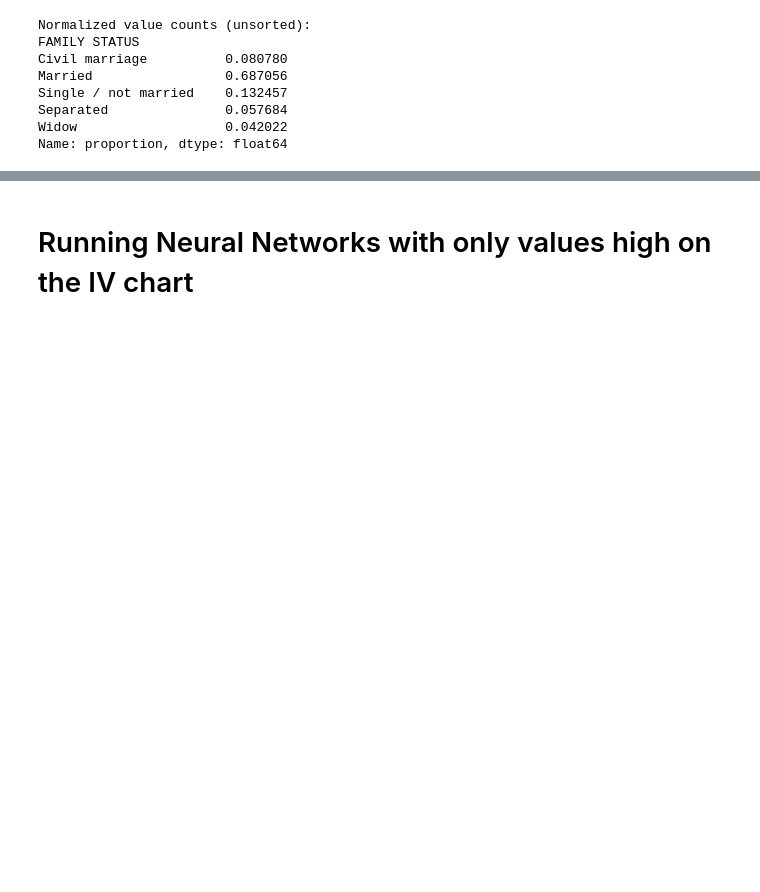
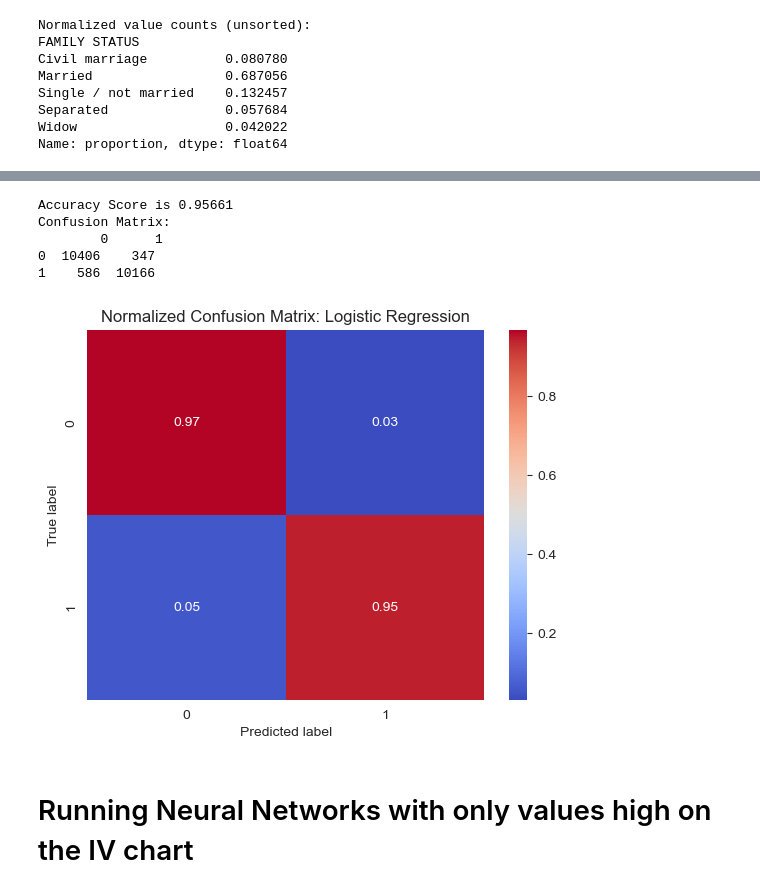
Before and after one commit to lsunley/Project4-ML, a Jupyter notebook: application_notebook.ipynb, the cells around one changed output, grey strips where cells are left out. Drawn from its saved outputs; the diff is of its cells as text; code cells hidden in the pictures; blank space fills up the shorter version.

Commit message:
adding regression

```diff
--- a/application_notebook.ipynb
+++ b/application_notebook.ipynb
@@ -1084,0 +1071,68 @@ print(ivtable)
+# %%
+
+from sklearn.linear_model import LogisticRegression
+import seaborn as sns
+from sklearn.metrics import accuracy_score, confusion_matrix
+from sklearn.linear_model import LogisticRegression
+from sklearn.utils.multiclass import unique_labels
+
+
+# Data Preparation
+# Assuming new_data is your DataFrame
+# Ensure target variable is an integer
+Y = new_data['target'].astype('int')
+
+# Define features (X) - Drop '_id' and 'ID' as they are non-numeric and not meaningful
+X = new_data.drop(columns=['_id', 'ID'])
+
+# Check and ensure all columns in X are numeric
+numeric_columns = X.select_dtypes(include=['number']).columns
+X = X[numeric_columns]
+
+# Apply SMOTE to balance the dataset
+sm = SMOTE(random_state=42)
+X_balance, Y_balance = sm.fit_resample(X, Y)
+
+# Convert X_balance back to a DataFrame
+X_balance = pd.DataFrame(X_balance, columns=X.columns)
+
+# Split the data into train and test sets
+X_train, X_test, y_train, y_test = train_test_split(X_balance, Y_balance,
+                                                    stratify=Y_balance,
+                                                    test_size=0.3,
+                                                    random_state=10086)
+
+# Train a Logistic Regression Model
+model = LogisticRegression(C=0.8, random_state=0, solver='lbfgs')
+model.fit(X_train, y_train)
+
+# Make predictions on the test set
+y_predict = model.predict(X_test)
+
+# Evaluate the model
+print('Accuracy Score is {:.5}'.format(accuracy_score(y_test, y_predict)))
+print("Confusion Matrix:\n", pd.DataFrame(confusion_matrix(y_test, y_predict)))
+
+# Plot the Confusion Matrix
+sns.set_style('white')
+
+def plot_confusion_matrix(cm, classes, normalize=False, title='Confusion Matrix', cmap='coolwarm'):
+    """
+    Plots the confusion matrix.
+    """
+    if normalize:
+        cm = cm.astype('float') / cm.sum(axis=1)[:, np.newaxis]
+
+    sns.heatmap(cm, annot=True, fmt=".2f" if normalize else "d", cmap=cmap,
+                xticklabels=classes, yticklabels=classes)
+    plt.title(title)
+    plt.ylabel('True label')
+    plt.xlabel('Predicted label')
+    plt.show()
+
+cm = confusion_matrix(y_test, y_predict)
+class_names = ['0', '1']  # Replace with your actual class labels if necessary
+
+plot_confusion_matrix(cm, class_names, normalize=True,
+                      title='Normalized Confusion Matrix: Logistic Regression')
+# %% [output]
@@ -1085,3 +1146,9 @@ print(ivtable)
+Accuracy Score is 0.95661
+Confusion Matrix:
+        0      1
+0  10406    347
+1    586  10166
+[figure, added]
 # %% [markdown]
 # Running Neural Networks with only values high on the IV chart
 # %%
```
Also changed, not shown: parts of 11 cells of this notebook, 2 other files.
